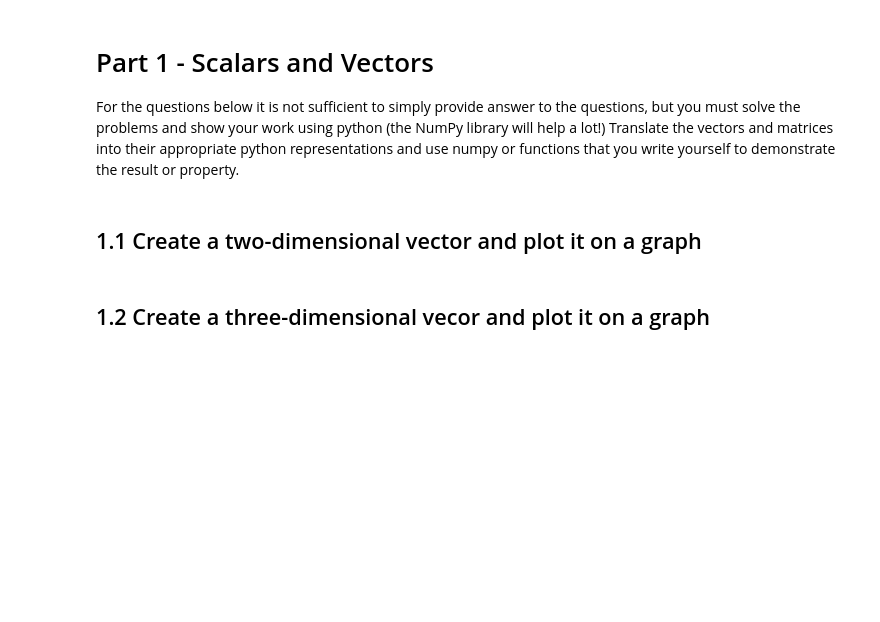
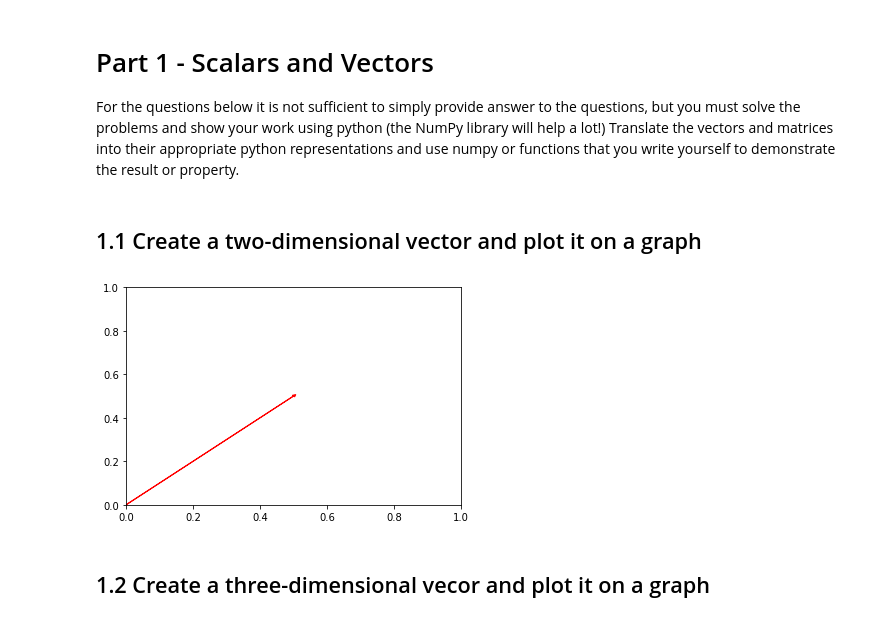
Before and after one commit to alifarah94/DS-Unit-1-Sprint-3-Linear-Algebra, a Jupyter notebook: Week_3_Day_1_DS_131_Vectors_and_Matrices_Assignment.ipynb, the cells around one changed output. Drawn from its saved outputs; the diff is of its cells as text; code cells hidden in the pictures; blank space fills up the shorter version.

```diff
--- a/Week_3_Day_1_DS_131_Vectors_and_Matrices_Assignment.ipynb
+++ b/Week_3_Day_1_DS_131_Vectors_and_Matrices_Assignment.ipynb
@@ -9,2 +13,10 @@ For the questions below it is not sufficient to simply provide answer to the que
+# %%
+two_D = np.array([0.5,0.5])
+
+plt.arrow(0,0,two_D[0],two_D[1],head_width=0.01,head_length=0.01,color='r')
+
+plt.show()
+# %% [output]
+[figure, added]
 # %% [markdown]
 ## 1.2 Create a three-dimensional vecor and plot it on a graph
```
Also changed, not shown: parts of 22 cells of this notebook.
